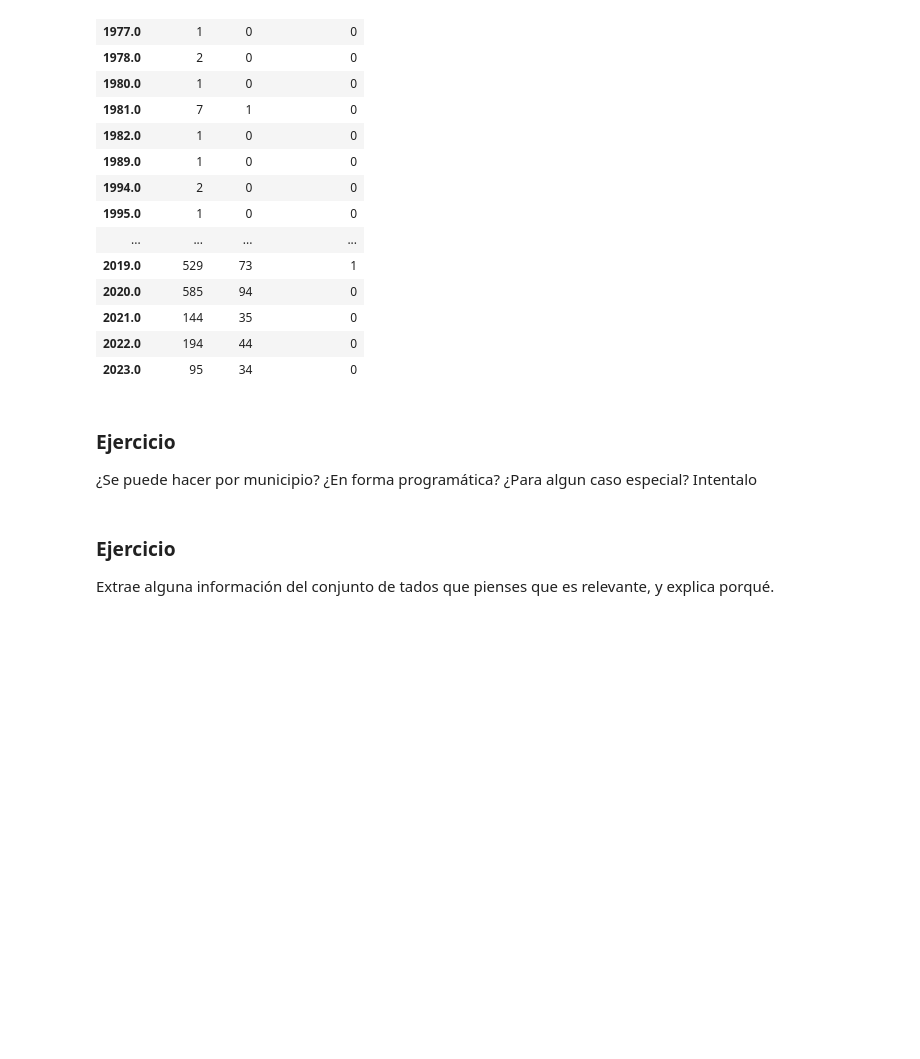
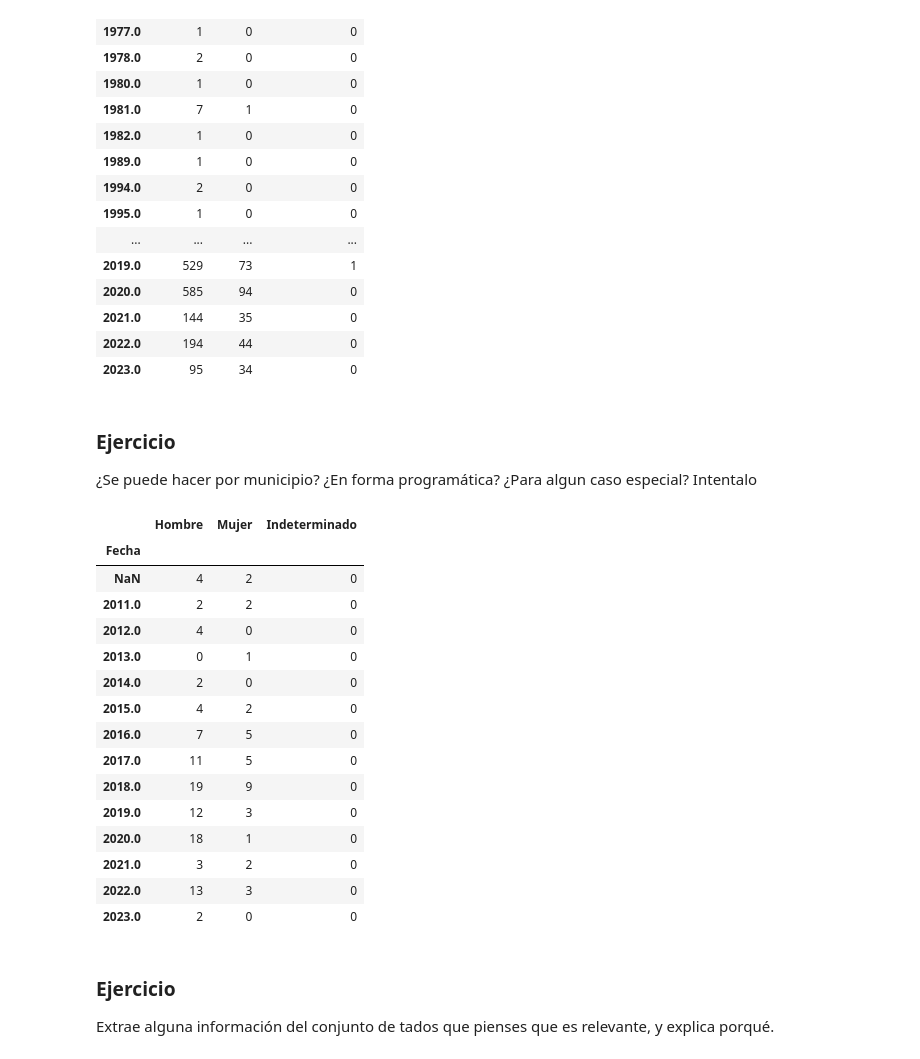
Before and after one commit to fofojaramillo/ing-de-caract, a Jupyter notebook: apiRNPDNO.ipynb, the cells around one changed output. Drawn from its saved outputs; the diff is of its cells as text; code cells hidden in the pictures; blank space fills up the shorter version.

```diff
--- a/apiRNPDNO.ipynb
+++ b/apiRNPDNO.ipynb
@@ -521,6 +521,47 @@ por_fecha.set_index('Fecha')
 ### Ejercicio
 
 ¿Se puede hacer por municipio? ¿En forma programática? ¿Para algun caso especial? Intentalo
+# %%
+def tabla_desaparecidos_anio(estado = 0, municipio = 0):
+
+    TARGET_URL = API_HOST + API_SOCIODEOGRAFICOS_ROOT + "AreaChartSexoAnio"
+
+    DATA = {
+    "idEstado":str(estado),
+    "idMunicipio":str(municipio),
+    "idColonia":"0",
+    }
+
+    r = main_session.post(TARGET_URL, json = DATA)
+
+    res = r.json()
+
+    serie_fecha={'Fecha': res['XAxisCategories']}
+    series = {serie['name']: serie['data'] for serie in res['Series']}
+    datos = serie_fecha | series
+    por_fecha = pd.DataFrame(datos)
+    por_fecha['Fecha'] = pd.to_numeric(por_fecha.Fecha, errors='coerce')
+
+    return por_fecha.set_index('Fecha')
+# %%
+tabla_desaparecidos_anio(estado = 26, municipio=25)
+# %% [output]
+|  | Hombre | Mujer | Indeterminado |
+| Fecha |  |  |  |
+| NaN | 4 | 2 | 0 |
+| 2011.0 | 2 | 2 | 0 |
+| 2012.0 | 4 | 0 | 0 |
+| 2013.0 | 0 | 1 | 0 |
+| 2014.0 | 2 | 0 | 0 |
+| 2015.0 | 4 | 2 | 0 |
+| 2016.0 | 7 | 5 | 0 |
+| 2017.0 | 11 | 5 | 0 |
+| 2018.0 | 19 | 9 | 0 |
+| 2019.0 | 12 | 3 | 0 |
+| 2020.0 | 18 | 1 | 0 |
+| 2021.0 | 3 | 2 | 0 |
+| 2022.0 | 13 | 3 | 0 |
+| 2023.0 | 2 | 0 | 0 |
 # %% [markdown]
 ### Ejercicio
 
```
Also changed, not shown: parts of 7 cells of this notebook.
